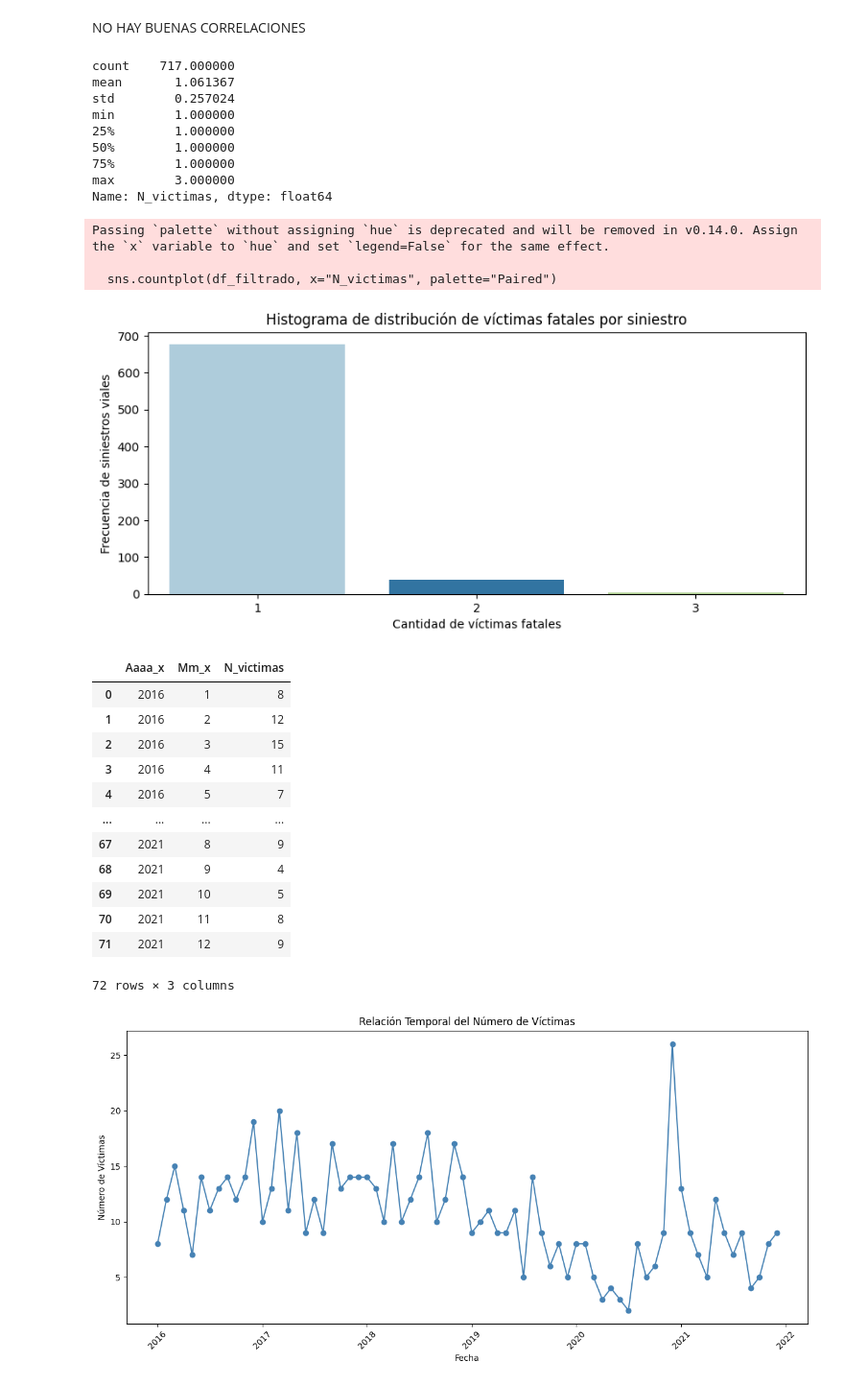
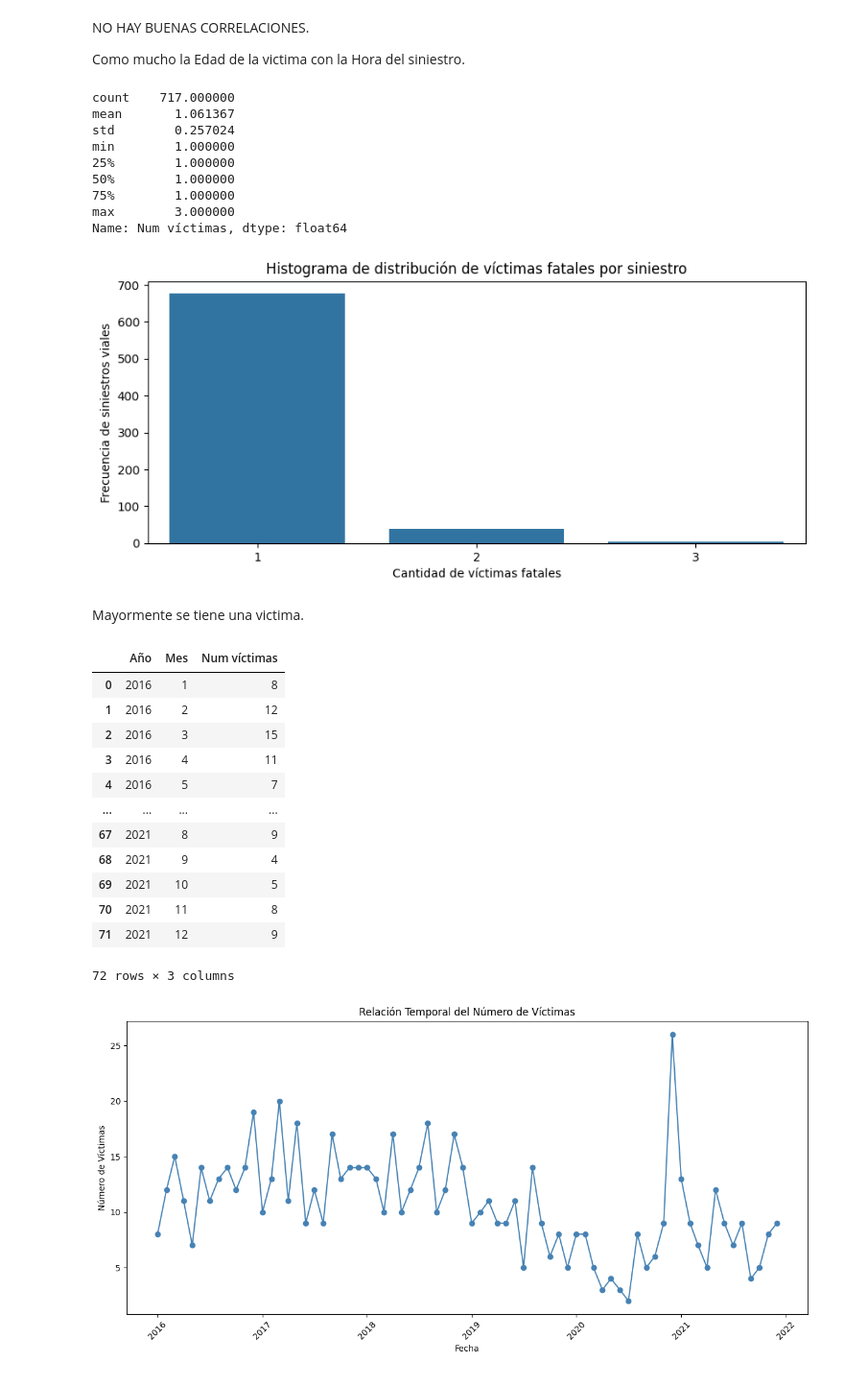
Before and after one commit to AgneseNahuel/PIDA, a Jupyter notebook: EDA.ipynb, the cells around one changed output. Shown at 96% size. Cells and saved outputs as stored; diff of their text form; code cells hidden in the pictures.

```diff
--- a/EDA.ipynb
+++ b/EDA.ipynb
@@ -46,8 +59,10 @@ plt.show()
-# %% [markdown]
-NO HAY BUENAS CORRELACIONES
+# %% [markdown]
+NO HAY BUENAS CORRELACIONES.
+
+Como mucho la Edad de la victima con la Hora del siniestro.
 # %%
 #Informacion de numero de victimas
-df["N_victimas"].describe()
+df["Num víctimas"].describe()
 # %% [output]
 count    717.000000
 mean       1.061367
@@ -57,31 +72,30 @@ min        1.000000
 50%        1.000000
 75%        1.000000
 max        3.000000
-Name: N_victimas, dtype: float64
+Name: Num víctimas, dtype: float64
 # %%
 plt.figure(figsize=(10, 4))
 # se filtran los valores sin datos o nulos
-df_filtrado = df[df["N_victimas"] != 0]
+df_filtrado = df[df["Num víctimas"] != 0]
 
 #Se cuentan los datos de la columna y se calcula la frecuencia en que se distribuye
-sns.countplot(df_filtrado, x="N_victimas", palette="Paired")
+sns.countplot(df_filtrado, x="Num víctimas")
 
 plt.ylabel("Frecuencia de siniestros viales")
 plt.xlabel("Cantidad de víctimas fatales")
 plt.title("Histograma de distribución de víctimas fatales por siniestro")
 
 plt.show()
 # %% [output]
-Passing `palette` without assigning `hue` is deprecated and will be removed in v0.14.0. Assign the `x` variable to `hue` and set `legend=False` for the same effect.
-
-  sns.countplot(df_filtrado, x="N_victimas", palette="Paired")
-[figure, old version]
+[figure, new version]
+# %% [markdown]
+Mayormente se tiene una victima.
 # %%
 # Agrupar por año y mes, y sumar el número de víctimas
-rel_tiempo = df.groupby(['Aaaa_x', 'Mm_x'])['N_victimas'].sum().reset_index()
+rel_tiempo = df.groupby(['Año', 'Mes'])["Num víctimas"].sum().reset_index()
 rel_tiempo
 # %% [output]
-|  | Aaaa_x | Mm_x | N_victimas |
+|  | Año | Mes | Num víctimas |
 | 0 | 2016 | 1 | 8 |
 | 1 | 2016 | 2 | 12 |
 | 2 | 2016 | 3 | 15 |
```
Also changed, not shown: parts of 15 cells of this notebook, 5 other files.
